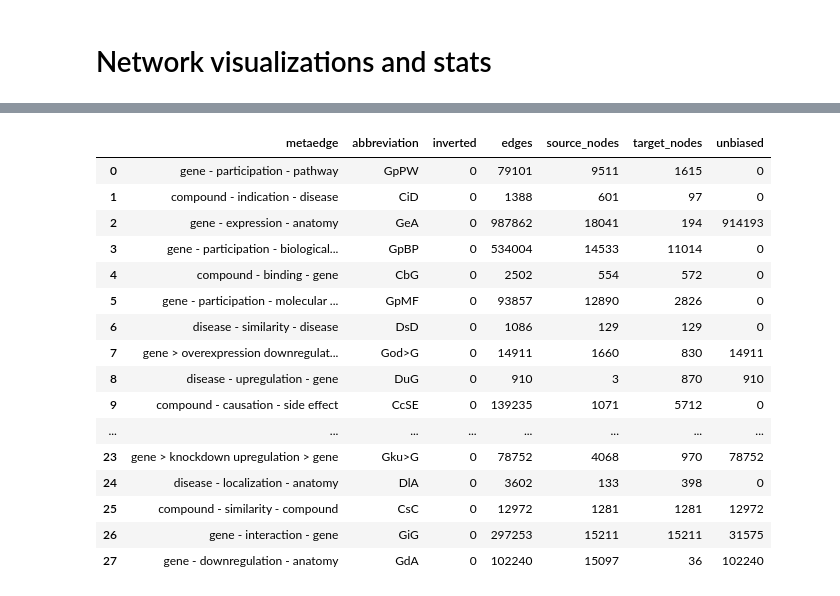
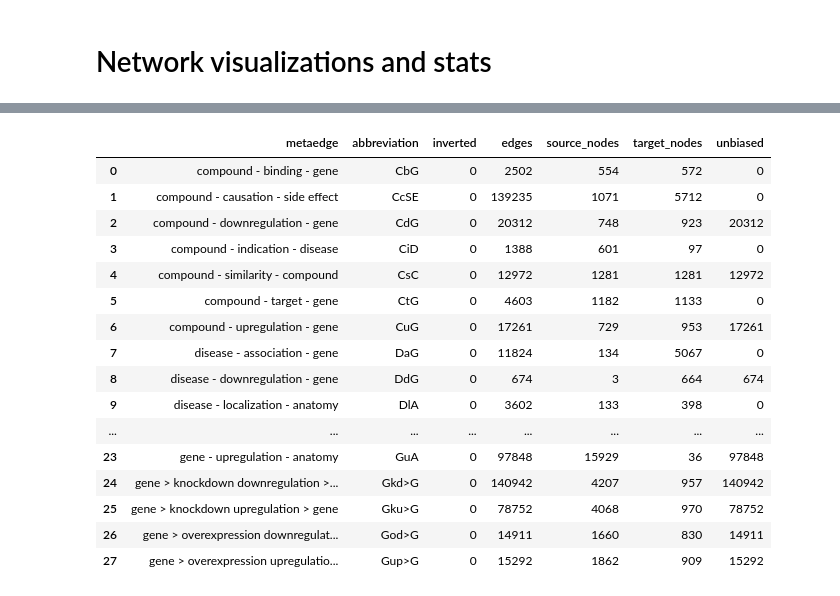
Before and after one commit to dhimmel/integrate, a Jupyter notebook: integrate.ipynb, the cells around one changed output, grey strips where cells are left out. Saved outputs shown, nothing was run; the diff lists cells and outputs as text; code cells hidden in the pictures.

```diff
--- a/integrate.ipynb
+++ b/integrate.ipynb
@@ -316,7 +316,7 @@ disease_anatomy_df.head(2)
 for i, row in disease_anatomy_df.iterrows():
     source_id = 'disease', row.doid_code
     target_id = 'anatomy', row.uberon_id
-    data = {'unbiased': False}
+    data = {'unbiased': False, 'license': 'CC0 1.0'}
     graph.add_edge(source_id, target_id, 'localization', 'both', data)
 # %% [markdown]
 ## Disease-disease similarity
@@ -335,7 +335,7 @@ disease_similarity_df.head(2)
 for i, row in disease_similarity_df.iterrows():
     source_id = 'disease', row.doid_code_0
     target_id = 'disease', row.doid_code_1
-    data = {'unbiased': False}
+    data = {'unbiased': False, 'license': 'CC0 1.0'}
     graph.add_edge(source_id, target_id, 'similarity', 'both', data)
 # %% [markdown]
 ## Anatomy-gene expression presence
@@ -558,7 +558,7 @@ side_effect_df.head(2)
 # %%
 for i, row in side_effect_df.iterrows():
     umls_id = row['umls_cui_from_meddra']
-    data = {'url': 'http://sideeffects.embl.de/se/{}/'.format(umls_id)}
+    data = {'url': 'http://sideeffects.embl.de/se/{}/'.format(umls_id), 'license': 'CC-BY-NC-SA 4.0'}
     graph.add_node(kind='side effect', identifier=umls_id, name=row['side_effect_name'])
 # %%
 url = rawgit('dhimmel', 'SIDER4', commit, 'data/side-effects.tsv')
@@ -573,7 +573,7 @@ sider_df.head(2)
 for i, row in sider_df.iterrows():
     source_id = 'compound', row.drugbank_id
     target_id = 'side effect', row.umls_cui_from_meddra
-    data = {'unbiased': False}
+    data = {'unbiased': False, 'license': 'CC-BY-NC-SA 4.0'}
     graph.add_edge(source_id, target_id, 'causation', 'both', data)
 # %% [markdown]
 ## Summary
@@ -677,31 +677,34 @@ dtype: int64
 # %%
 # Summary of metaedges and cooresponding edges
 metaedge_df = hetio.stats.get_metaedge_df(graph)
+
+# Calculate number of unbiased edges
 rows = list()
 for metaedge, edges in graph.get_metaedge_to_edges().items():
     unbiased = sum(edge.data['unbiased'] for edge in edges)
-    rows.append({'metaedge': metaedge, 'unbiased': unbiased})
+    rows.append({'metaedge': str(metaedge), 'unbiased': unbiased})
+
 metaedge_df = metaedge_df.merge(pandas.DataFrame(rows))
 metaedge_df.to_csv('data/summary/metaedges.tsv', sep='\t', index=False)
 metaedge_df.query('inverted == 0').reset_index(drop=True)
 # %% [output]
 |  | metaedge | abbreviation | inverted | edges | source_nodes | target_nodes | unbiased |
-| 0 | gene - participation - pathway | GpPW | 0 | 79101 | 9511 | 1615 | 0 |
-| 1 | compound - indication - disease | CiD | 0 | 1388 | 601 | 97 | 0 |
-| 2 | gene - expression - anatomy | GeA | 0 | 987862 | 18041 | 194 | 914193 |
-| 3 | gene - participation - biological... | GpBP | 0 | 534004 | 14533 | 11014 | 0 |
-| 4 | compound - binding - gene | CbG | 0 | 2502 | 554 | 572 | 0 |
-| 5 | gene - participation - molecular ... | GpMF | 0 | 93857 | 12890 | 2826 | 0 |
-| 6 | disease - similarity - disease | DsD | 0 | 1086 | 129 | 129 | 0 |
-| 7 | gene > overexpression downregulat... | God>G | 0 | 14911 | 1660 | 830 | 14911 |
-| 8 | disease - upregulation - gene | DuG | 0 | 910 | 3 | 870 | 910 |
-| 9 | compound - causation - side effect | CcSE | 0 | 139235 | 1071 | 5712 | 0 |
+| 0 | compound - binding - gene | CbG | 0 | 2502 | 554 | 572 | 0 |
+| 1 | compound - causation - side effect | CcSE | 0 | 139235 | 1071 | 5712 | 0 |
+| 2 | compound - downregulation - gene | CdG | 0 | 20312 | 748 | 923 | 20312 |
+| 3 | compound - indication - disease | CiD | 0 | 1388 | 601 | 97 | 0 |
+| 4 | compound - similarity - compound | CsC | 0 | 12972 | 1281 | 1281 | 12972 |
+| 5 | compound - target - gene | CtG | 0 | 4603 | 1182 | 1133 | 0 |
+| 6 | compound - upregulation - gene | CuG | 0 | 17261 | 729 | 953 | 17261 |
+| 7 | disease - association - gene | DaG | 0 | 11824 | 134 | 5067 | 0 |
+| 8 | disease - downregulation - gene | DdG | 0 | 674 | 3 | 664 | 674 |
+| 9 | disease - localization - anatomy | DlA | 0 | 3602 | 133 | 398 | 0 |
 | ... | ... | ... | ... | ... | ... | ... | ... |
-| 23 | gene > knockdown upregulation > gene | Gku>G | 0 | 78752 | 4068 | 970 | 78752 |
-| 24 | disease - localization - anatomy | DlA | 0 | 3602 | 133 | 398 | 0 |
-| 25 | compound - similarity - compound | CsC | 0 | 12972 | 1281 | 1281 | 12972 |
-| 26 | gene - interaction - gene | GiG | 0 | 297253 | 15211 | 15211 | 31575 |
-| 27 | gene - downregulation - anatomy | GdA | 0 | 102240 | 15097 | 36 | 102240 |
+| 23 | gene - upregulation - anatomy | GuA | 0 | 97848 | 15929 | 36 | 97848 |
+| 24 | gene > knockdown downregulation >... | Gkd>G | 0 | 140942 | 4207 | 957 | 140942 |
+| 25 | gene > knockdown upregulation > gene | Gku>G | 0 | 78752 | 4068 | 970 | 78752 |
+| 26 | gene > overexpression downregulat... | God>G | 0 | 14911 | 1660 | 830 | 14911 |
+| 27 | gene > overexpression upregulatio... | Gup>G | 0 | 15292 | 1862 | 909 | 15292 |
 # %%
 metaedge_df.sum()
 # %% [output]
```
Also changed, not shown: parts of 22 cells of this notebook, 9 other files.
